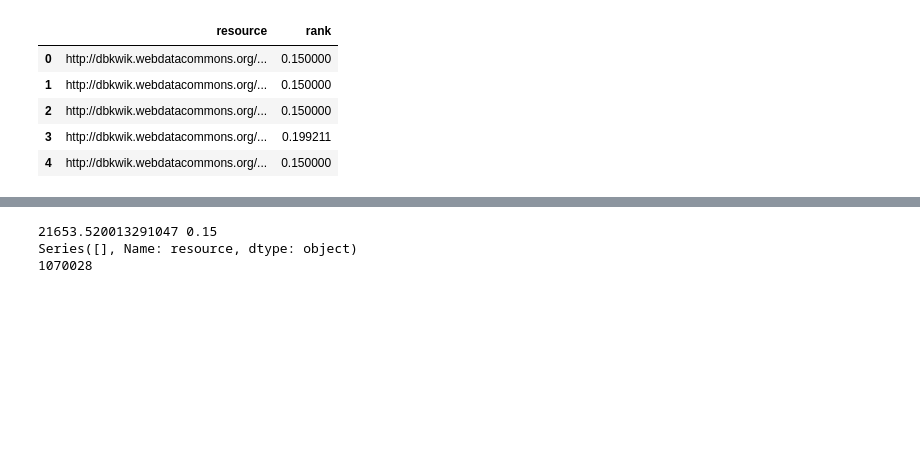
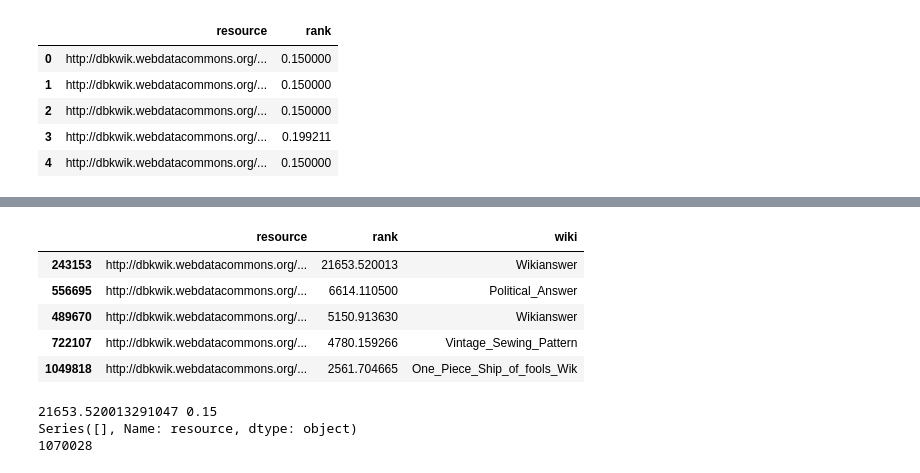
Before and after one commit to jaydeepchakraborty/NLP_576_PageRank, a Jupyter notebook: Data Analysis/analysis.ipynb, the cells around one changed output, grey strips where cells are left out. Saved outputs shown, nothing was run; the diff lists cells and outputs as text; code cells hidden in the pictures; blank space fills up the shorter version.

```diff
--- a/Data Analysis/analysis.ipynb
+++ b/Data Analysis/analysis.ipynb
@@ -51,5 +62,14 @@ sns_plot.get_figure().savefig('wiki_frequency.png')
 # %%
 x = pd.cut(df['rank'], 10)
+
+df.sort_values(['rank'], ascending=False)[:5]
+# %% [output]
+|  | resource | rank | wiki |
+| 243153 | http://dbkwik.webdatacommons.org/... | 21653.520013 | Wikianswer |
+| 556695 | http://dbkwik.webdatacommons.org/... | 6614.110500 | Political_Answer |
+| 489670 | http://dbkwik.webdatacommons.org/... | 5150.913630 | Wikianswer |
+| 722107 | http://dbkwik.webdatacommons.org/... | 4780.159266 | Vintage_Sewing_Pattern |
+| 1049818 | http://dbkwik.webdatacommons.org/... | 2561.704665 | One_Piece_Ship_of_fools_Wik |
 # %%
 pd.options.display.max_colwidth = 100
 max_pagerank = max(df['rank'])
```
Also changed, not shown: parts of 9 cells of this notebook, 1 other file.
